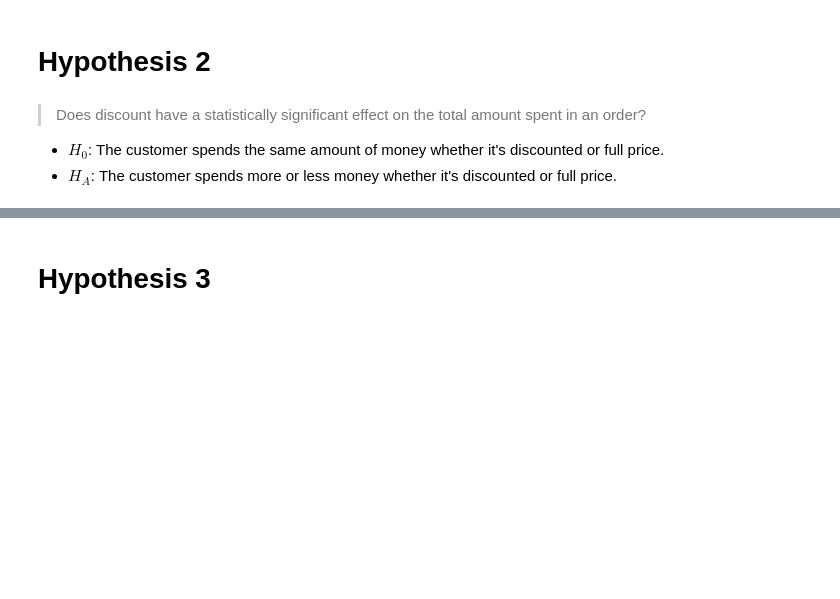
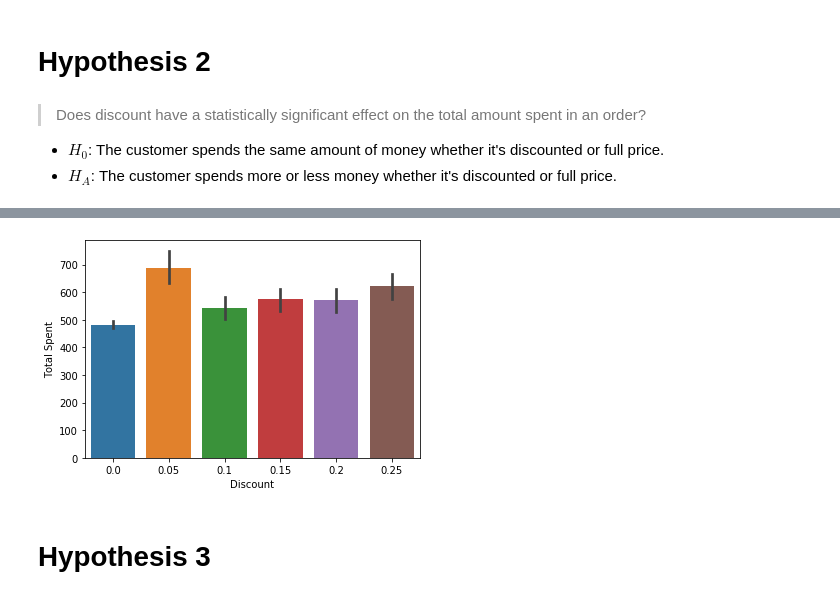
Before and after one commit to ohsusanna93/hypothesis_testing_workflow_python, a Jupyter notebook: student.ipynb, the cells around one changed output, grey strips where cells are left out. Cells and saved outputs as stored; diff of their text form; code cells hidden in the pictures; blank space fills up the shorter version.

```diff
--- a/student.ipynb
+++ b/student.ipynb
@@ -276,0 +533,4 @@ print(f"There are {len(discounts['Discounted'])} discounted items.")
+# %%
+toosmall = (0.02, 0.03, 0.04, 0.06, 0.01)
+for key in toosmall:
+    discounts.pop(key)
@@ -284,0 +580,4 @@ print(f'Levenes test for equal variance p-value ={round(p,4)} therefore it does
+# %%
+df_tukeys = prep_data_for_tukeys(discounts)
+df_tukeys.head()
+df_tukeys.columns = ['Total Spent','Discount']
@@ -285,3 +606,7 @@ print(f'Levenes test for equal variance p-value ={round(p,4)} therefore it does
+# %%
+sns.barplot(data=df, x = df_tukeys['Discount'], y= df_tukeys['Total Spent'], ci=68);
+# %% [output]
+[figure, added]
 # %% [markdown]
 # Hypothesis 3
 # %% [markdown]
```
Also changed, not shown: parts of 80 cells of this notebook, 1 other file.
